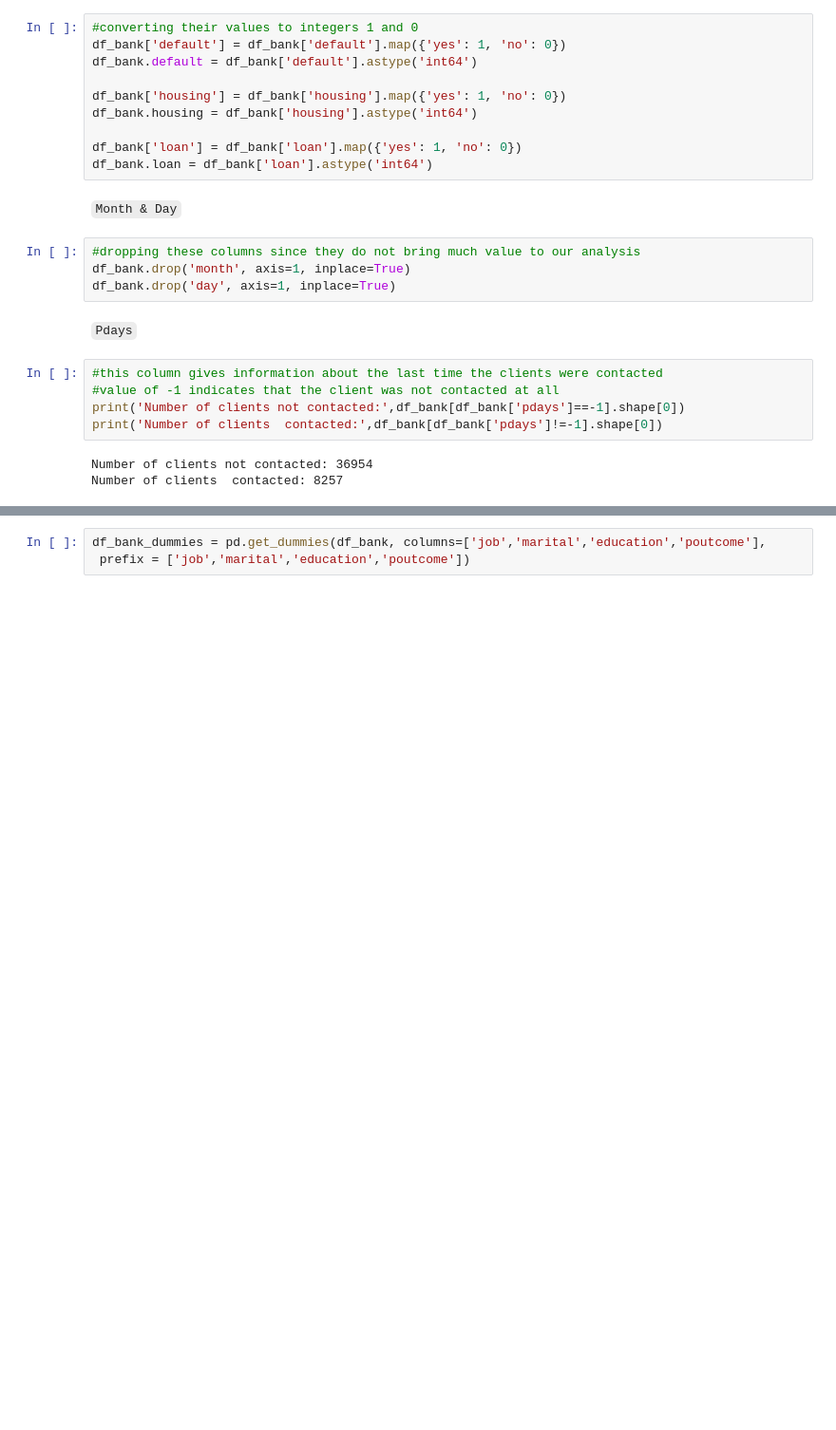
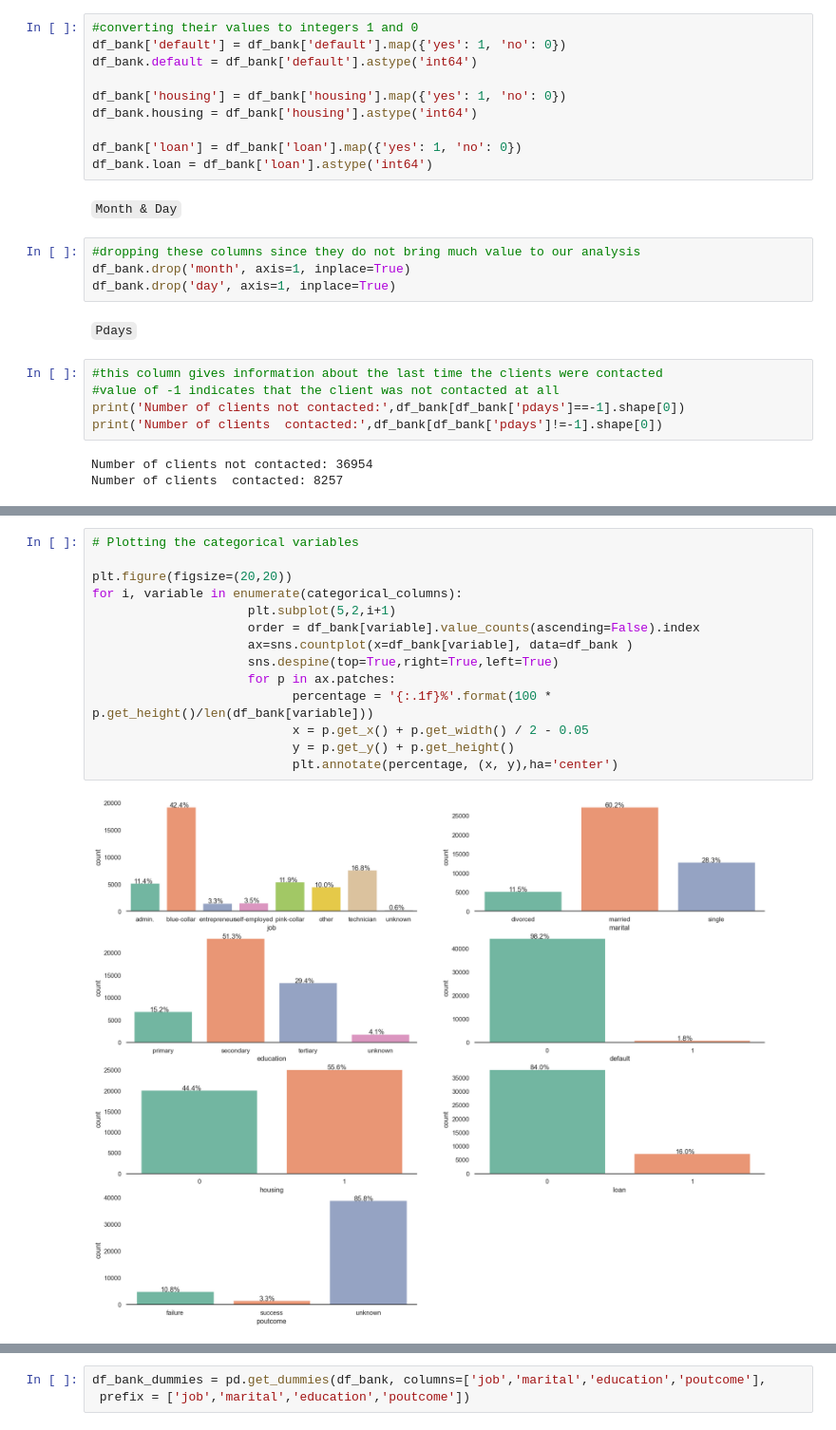
Before and after one commit to nadiaverdha/MachineLearningEx1, a Jupyter notebook: Ex1_bank.ipynb, the cells around one changed output, grey strips where cells are left out. Shown at 95% size. Saved outputs shown, nothing was run; the diff lists cells and outputs as text; blank space fills up the shorter version.

```diff
--- a/Ex1_bank.ipynb
+++ b/Ex1_bank.ipynb
@@ -275,0 +366,16 @@ Value range for the attribute 12 (previous)  :  -0.25193758438383757  -  119.134
+# %%
+# Plotting the categorical variables
+
+plt.figure(figsize=(20,20))
+for i, variable in enumerate(categorical_columns):
+                     plt.subplot(5,2,i+1)
+                     order = df_bank[variable].value_counts(ascending=False).index
+                     ax=sns.countplot(x=df_bank[variable], data=df_bank )
+                     sns.despine(top=True,right=True,left=True)
+                     for p in ax.patches:
+                           percentage = '{:.1f}%'.format(100 * p.get_height()/len(df_bank[variable]))
+                           x = p.get_x() + p.get_width() / 2 - 0.05
+                           y = p.get_y() + p.get_height()
+                           plt.annotate(percentage, (x, y),ha='center')
+# %% [output]
+[figure, added]
```
Also changed, not shown: parts of 34 cells of this notebook.
